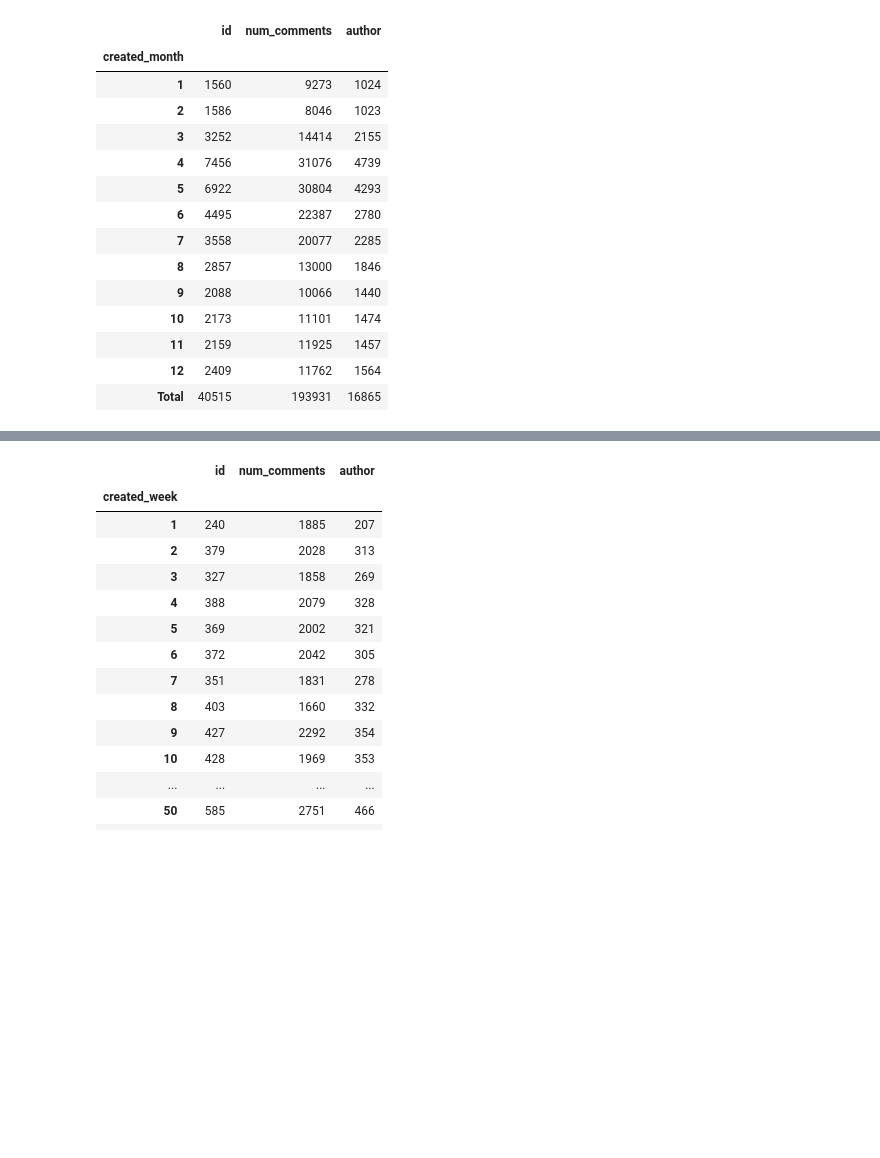
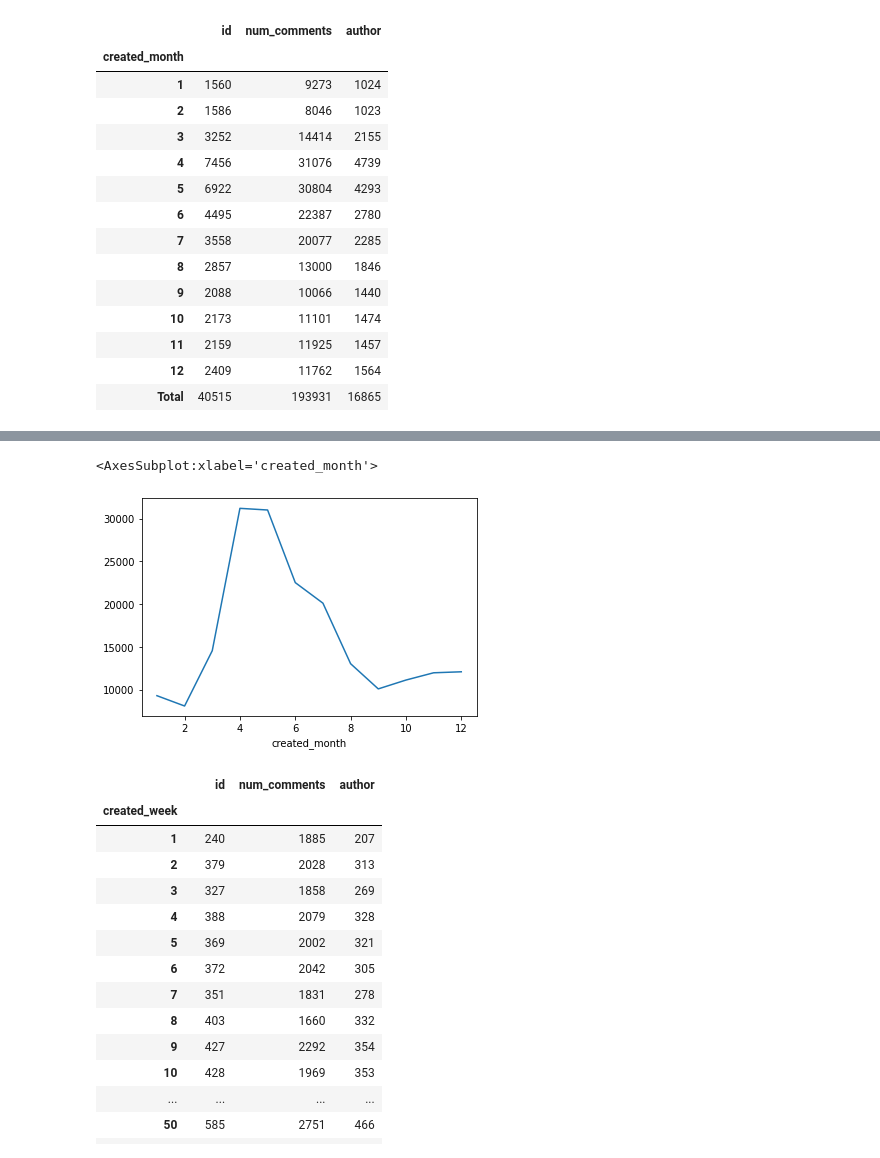
Before and after one commit to Lisa-Ho/breadit, a Jupyter notebook: notebooks/lockdown-baking-part-2-data-cleaning-classification.ipynb, the cells around one changed output, grey strips where cells are left out. Drawn from its saved outputs; the diff is of its cells as text; code cells hidden in the pictures; blank space fills up the shorter version.

```diff
--- a/notebooks/lockdown-baking-part-2-data-cleaning-classification.ipynb
+++ b/notebooks/lockdown-baking-part-2-data-cleaning-classification.ipynb
@@ -292,3 +290,8 @@ Name: created, Length: 334, dtype: datetime64[ns]
+# %%
+df.groupby("created_month")["num_comments"].sum().plot(kind='line')
+# %% [output]
+<AxesSubplot:xlabel='created_month'>
+[figure, added]
 # %%
 ## Submissions and comments by week
 pivot = df.groupby("created_week")[["id", "num_comments", "author"]].agg({"id": "count",
```
Also changed, not shown: parts of 21 cells of this notebook.
